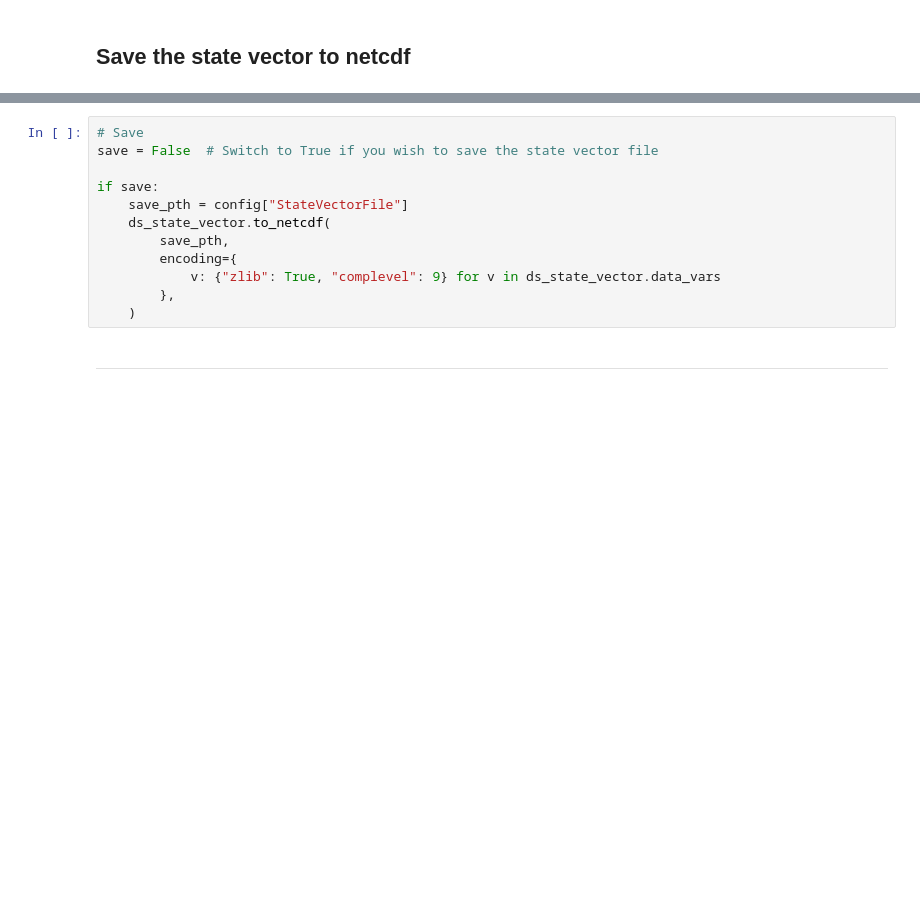
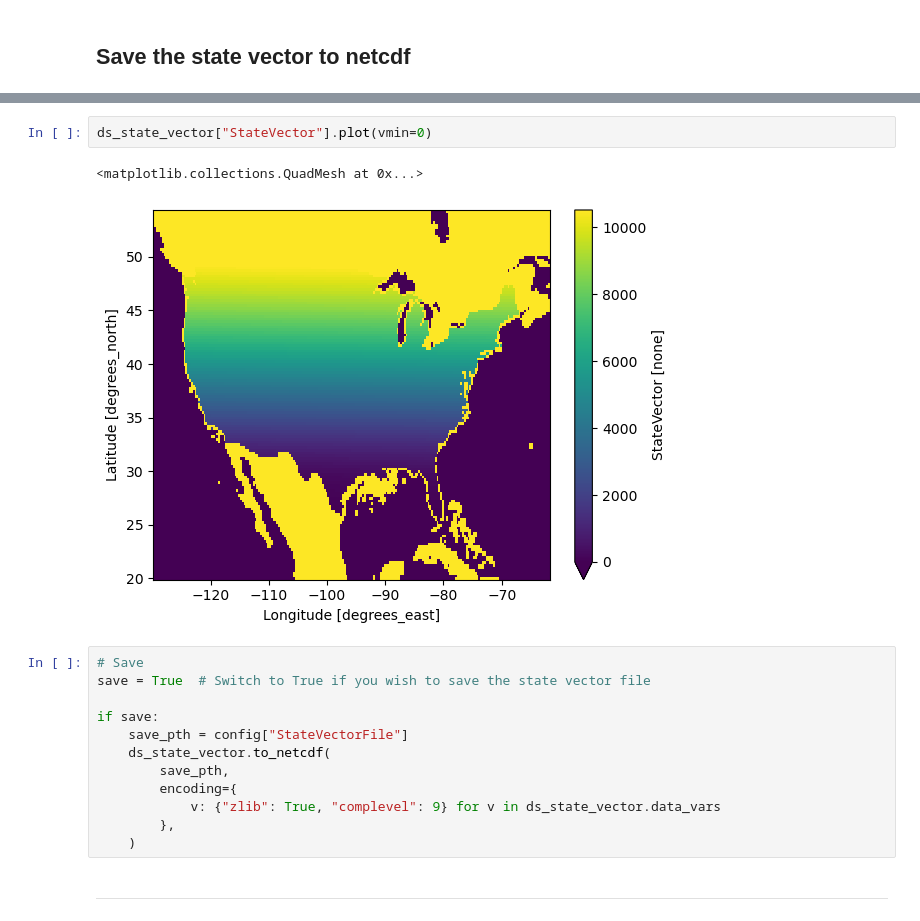
Before and after one commit to geoschem/integrated_methane_inversion, a Jupyter notebook: src/notebooks/statevector_from_shapefile.ipynb, the cells around one changed output, grey strips where cells are left out. Drawn from its saved outputs; the diff is of its cells as text; blank space fills up the shorter version.

```diff
--- a/src/notebooks/statevector_from_shapefile.ipynb
+++ b/src/notebooks/statevector_from_shapefile.ipynb
@@ -293,6 +294,11 @@ State vector has 208 emission elements
+# %%
+ds_state_vector["StateVector"].plot(vmin=0)
+# %% [output]
+<matplotlib.collections.QuadMesh at 0x...>
+[figure, added]
 # %%
 # Save
-save = False  # Switch to True if you wish to save the state vector file
+save = True  # Switch to True if you wish to save the state vector file
 
 if save:
     save_pth = config["StateVectorFile"]
```
Also changed, not shown: parts of 12 cells of this notebook, 11 other files.
